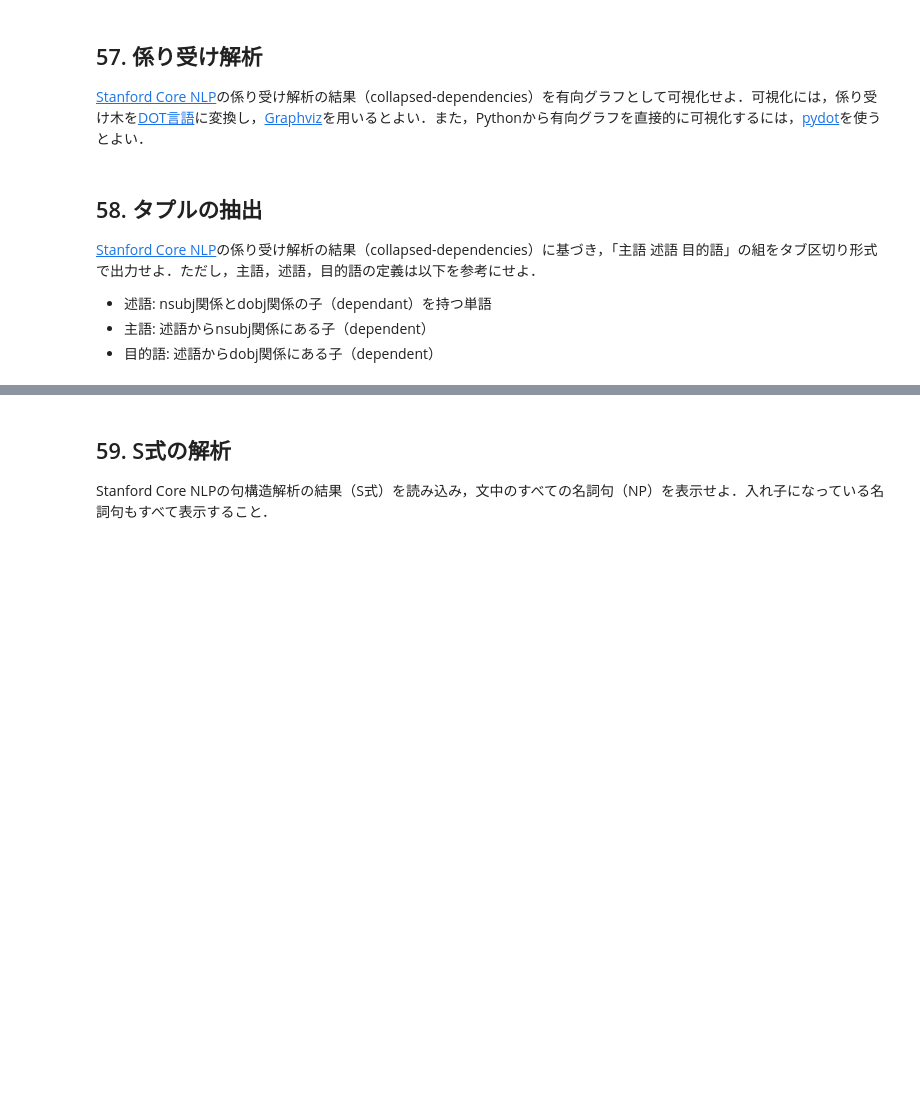
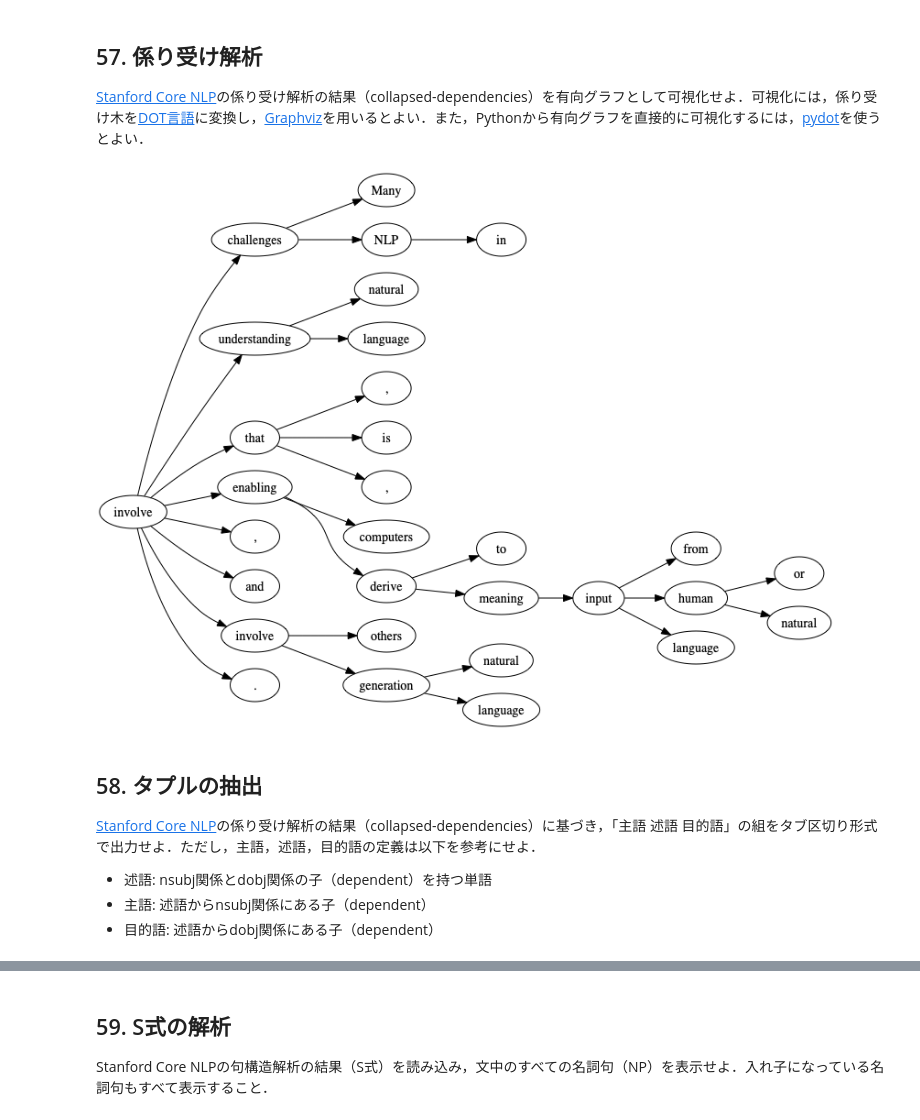
Before and after one commit to matatabinoneko/nlp_100_knock, a Jupyter notebook: section6/section6.ipynb, the cells around one changed output, grey strips where cells are left out. Cells and saved outputs as stored; diff of their text form; code cells hidden in the pictures; blank space fills up the shorter version.

```diff
--- a/section6/section6.ipynb
+++ b/section6/section6.ipynb
@@ -220,22 +207,3 @@ Moore
 # %% [markdown]
 ## 56. 共参照解析
 [Stanford Core NLP](https://stanfordnlp.github.io/CoreNLP/)の共参照解析の結果に基づき，文中の参照表現（mention）を代表参照表現（representative mention）に置換せよ．ただし，置換するときは，「代表参照表現（参照表現）」のように，元の参照表現が分かるように配慮せよ．
-# %%
-# for coreference in soup.find_all("coreference"):
-#     for i,mention in enumerate(coreference.find_all("mention")):
-#         if i==0:
-#             representative = mention.text
-#         else:
-
-for root in soup.find_all("root"):
-    sentence_list = root.find_all("sentence")
-    for i in range(len(sentence_list)):
-        for j,token in enumerate(sentence_list[i].find_all("token")):
-            print(i,j,token.word.text)
-        for mention in root.find_all("mention"):
-            print(mention)
-#     for sentence in root.find_all("sentence"):
-#         for i,token in enumerate(sentence.find_all("token")):
-#             print(i,token.word)
-#     for mention in root.find_all("mention"):
-#         for
@@ -260,10 +264,36 @@ for root in soup.find_all("root"):
 # %% [markdown]
 ## 57. 係り受け解析
 [Stanford Core NLP](https://stanfordnlp.github.io/CoreNLP/)の係り受け解析の結果（collapsed-dependencies）を有向グラフとして可視化せよ．可視化には，係り受け木を[DOT言語](http://ja.wikipedia.org/wiki/DOT%E8%A8%80%E8%AA%9E)に変換し，[Graphviz](http://www.graphviz.org/)を用いるとよい．また，Pythonから有向グラフを直接的に可視化するには，[pydot](https://code.google.com/p/pydot/)を使うとよい．
+# %%
+from graphviz import Digraph
+from IPython.display import Image
+
+def showGraph(target=1):
+    G = Digraph(format='png')
+    G.graph_attr['rankdir'] = 'LR'
+
+    sentence = soup.find_all("sentence")[target]
+
+    for dependencies in sentence.find_all("dependencies",type="collapsed-dependencies"):
+        for _dep in dependencies.find_all("dep"):
+            gov=_dep.governor.text
+            gov_id = _dep.governor.get("idx")
+            dep = _dep.dependent.text
+            dep_id = _dep.dependent.get("idx")
+            if gov != "ROOT":
+                G.node(gov_id,gov)
+                G.node(dep_id,dep)
+                G.edge(gov_id,dep_id)
+
+    return Image(G.render("graph"))
+# %%
+showGraph(4)
+# %% [output]
+[figure, added]
 # %% [markdown]
 ## 58. タプルの抽出
 [Stanford Core NLP](http://nlp.stanford.edu/software/corenlp.shtml)の係り受け解析の結果（collapsed-dependencies）に基づき，「主語 述語 目的語」の組をタブ区切り形式で出力せよ．ただし，主語，述語，目的語の定義は以下を参考にせよ．
 
-- 述語: nsubj関係とdobj関係の子（dependant）を持つ単語
+- 述語: nsubj関係とdobj関係の子（dependent）を持つ単語
 - 主語: 述語からnsubj関係にある子（dependent）
 - 目的語: 述語からdobj関係にある子（dependent）
```
Also changed, not shown: parts of 9 cells of this notebook, 4 other files.
